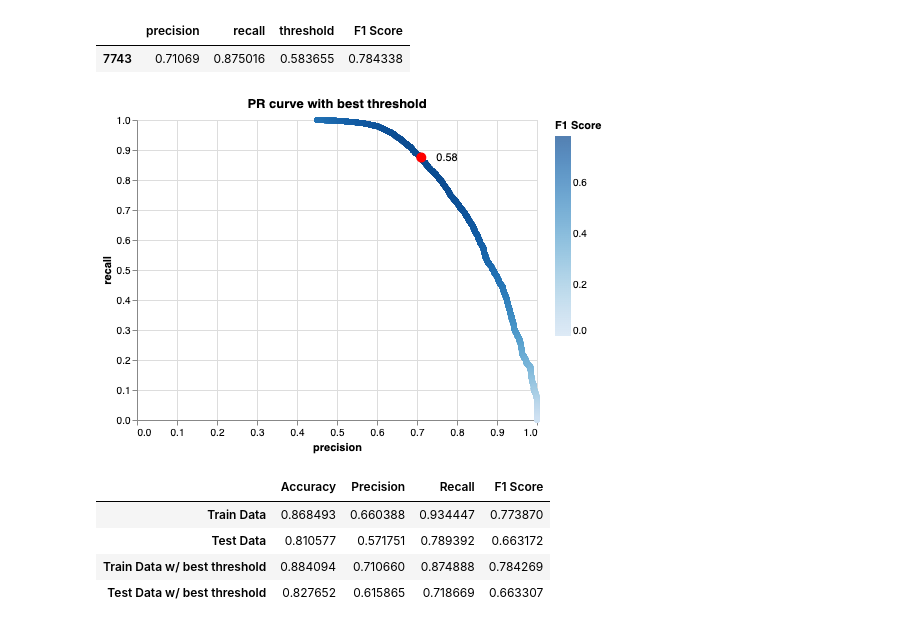
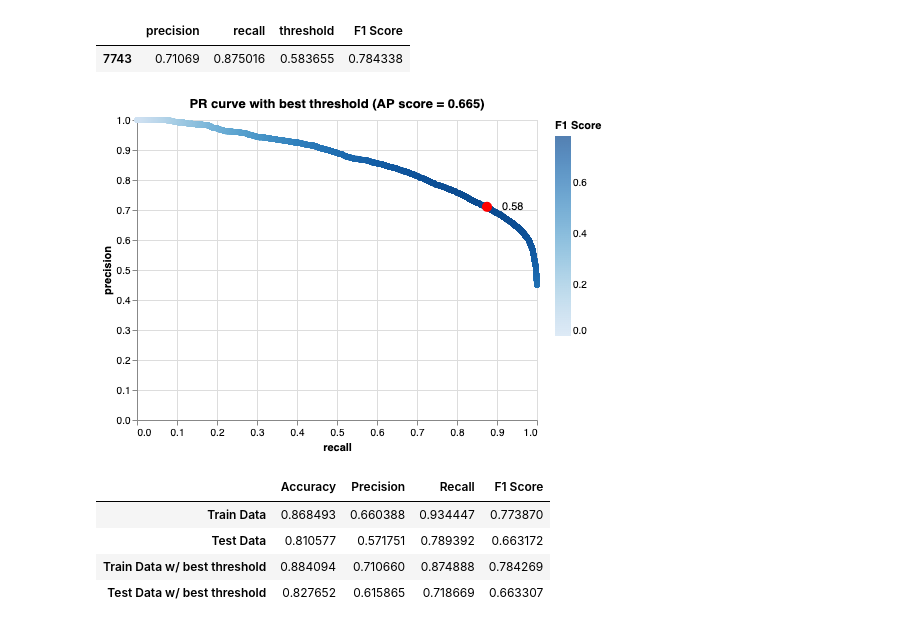
Before and after one commit to sukhleen999/census-income-prediction, a Jupyter notebook: src/model_building.ipynb, the cells around one changed output. Drawn from its saved outputs; the diff is of its cells as text; code cells hidden in the pictures.

Commit message:
minor changes in PR curve

```diff
--- a/src/model_building.ipynb
+++ b/src/model_building.ipynb
@@ -220,26 +212,26 @@ max_f1_df
 # %%
 # PR curve with best threshold
 
 PR_curve_plot = alt.Chart(PR_curve_df).mark_circle().encode(
-    x="precision",
-    y="recall",
+    x="recall",
+    y="precision",
     color="F1 Score"
 )
 max_f1_point = alt.Chart(max_f1_df,
-                         title = 'PR curve with best threshold',).mark_circle(
+                         title = 'PR curve with best threshold (AP score = 0.665)',).mark_circle(
     color="red", size=100, opacity=1).encode(
-    x="precision",
-    y="recall"
+    x="recall",
+    y="precision"
 )
 
 text = max_f1_point.mark_text(
     align='left',
     baseline='middle',
     dx=15).encode(text= alt.Text("threshold", format = ".2f"))
 
 PR_curve_plot + max_f1_point + text
 # %% [output]
-[figure, old version]
+[figure, new version]
 # %%
 # Evaluate Model with test data set with best_thres
 y_pred_train_thres = rand_search_rf.predict_proba(X_train)[:, 1] > best_thres
```
Also changed, not shown: parts of 3 cells of this notebook.
